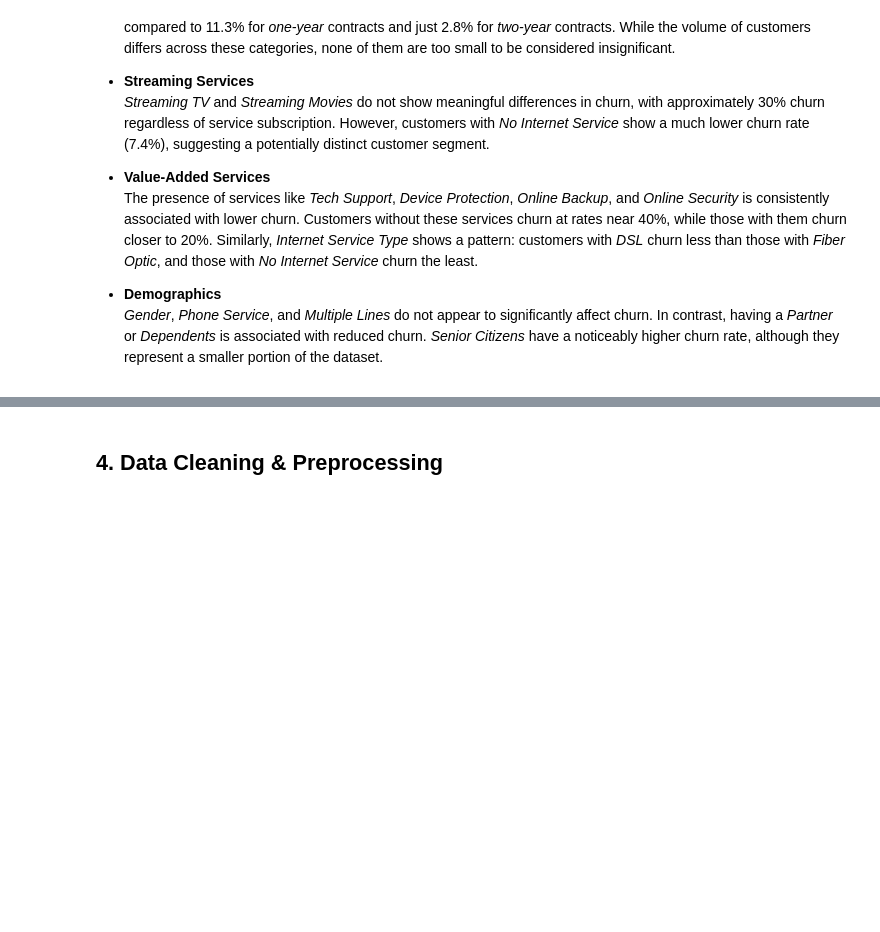
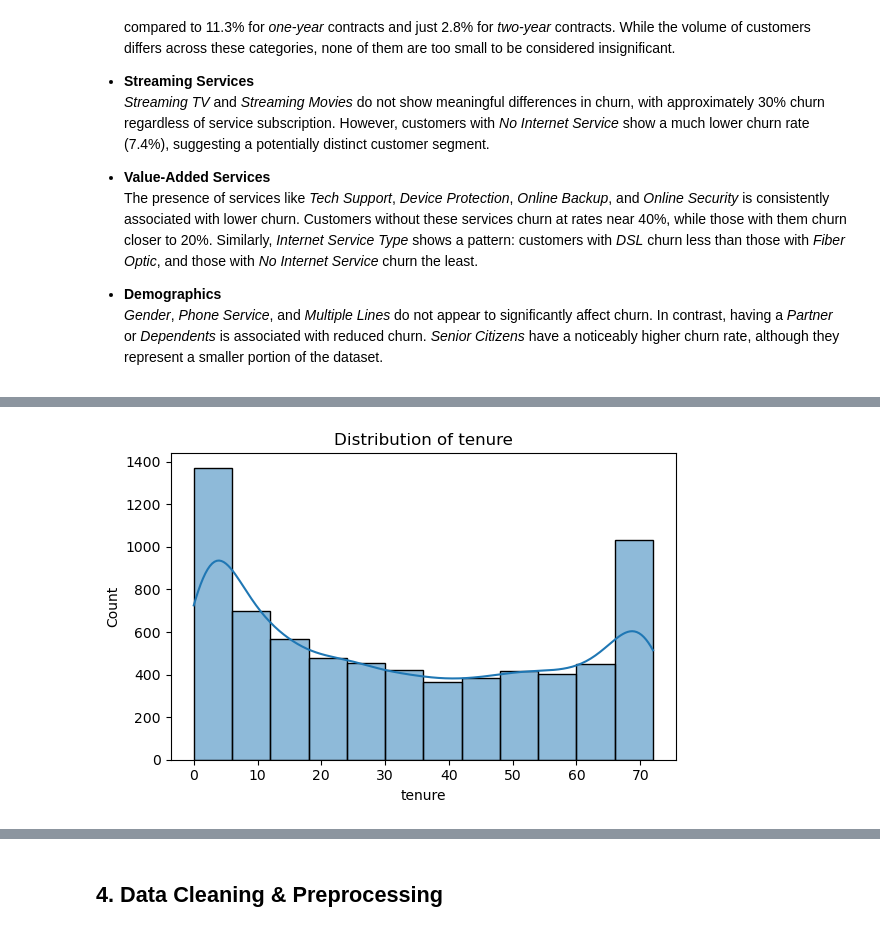
Before and after one commit to TajborBerry/career-next-step, a Jupyter notebook: customer_churn_prediction/notebooks/01_data_exploration.ipynb, the cells around one changed output, grey strips where cells are left out. Saved outputs shown, nothing was run; the diff lists cells and outputs as text; code cells hidden in the pictures; blank space fills up the shorter version.

```diff
--- a/customer_churn_prediction/notebooks/01_data_exploration.ipynb
+++ b/customer_churn_prediction/notebooks/01_data_exploration.ipynb
@@ -229,0 +272,13 @@ for col in categorical_cols:
+# %%
+#Lets have a view at the numerical variables
+
+plt.figure(figsize=(6,4))
+sns.histplot(data=df, x='tenure', bins=12, kde=True)
+plt.title('Distribution of tenure')
+plt.xlabel('tenure')
+plt.ylabel('Count')
+plt.tight_layout()
+plt.savefig(f'../outputs/visuals/tenure_histogram.png')
+plt.show()
+# %% [output]
+[figure, added]
```
Also changed, not shown: parts of 12 cells of this notebook, 7 other files.
